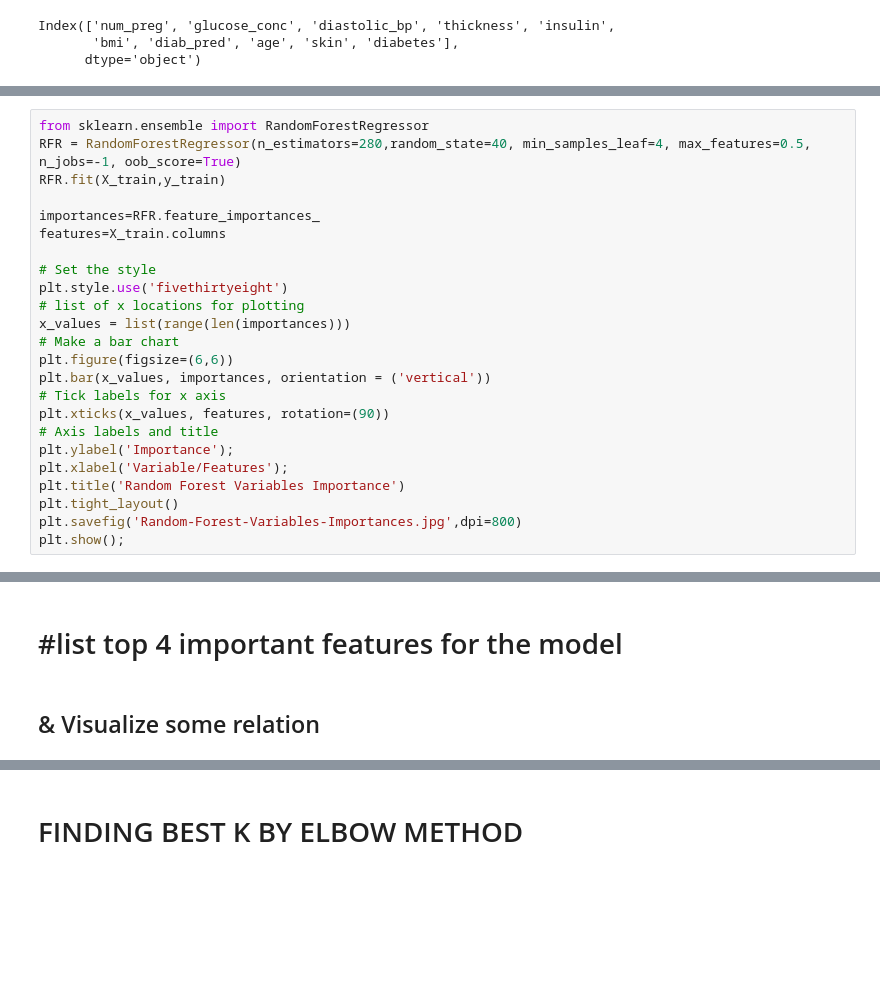
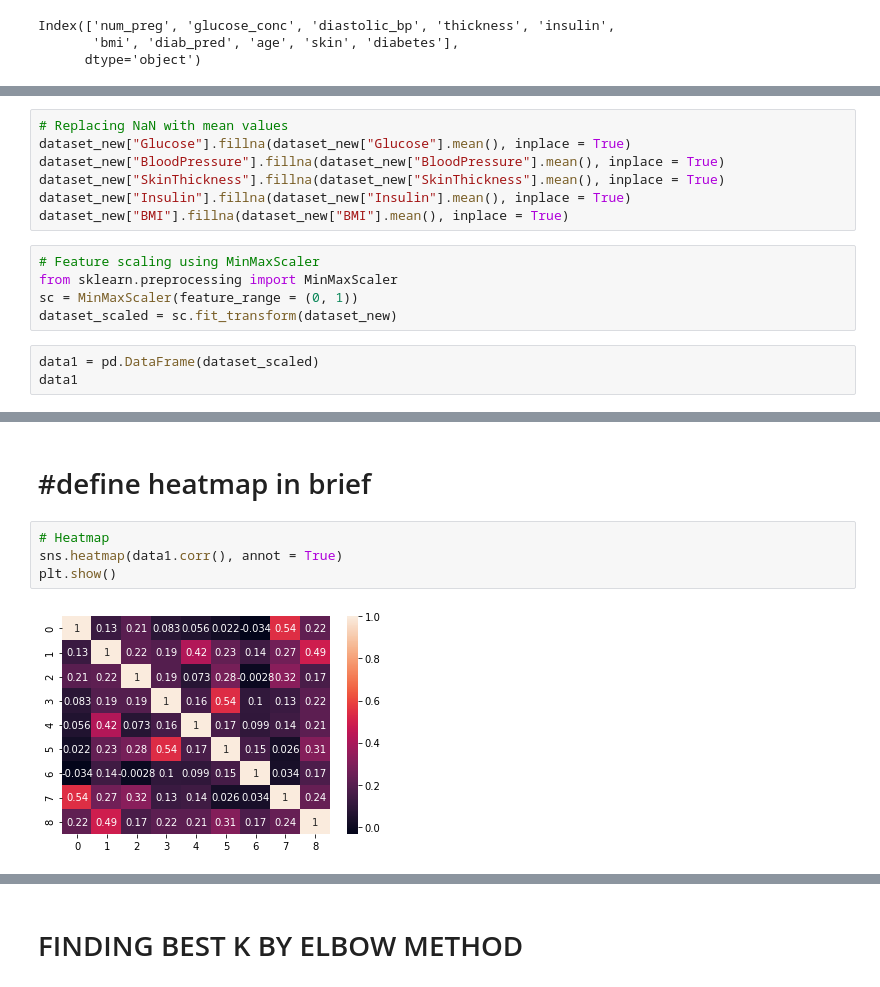
Before and after one commit to Diwas524/Diabetes-Prediction-using-Kmeans-, a Jupyter notebook: RSS.ipynb, the cells around one changed output, grey strips where cells are left out. Drawn from its saved outputs; the diff is of its cells as text; blank space fills up the shorter version.

```diff
--- a/RSS.ipynb
+++ b/RSS.ipynb
@@ -172,0 +182,15 @@ data
+# %%
+# Replacing NaN with mean values
+dataset_new["Glucose"].fillna(dataset_new["Glucose"].mean(), inplace = True)
+dataset_new["BloodPressure"].fillna(dataset_new["BloodPressure"].mean(), inplace = True)
+dataset_new["SkinThickness"].fillna(dataset_new["SkinThickness"].mean(), inplace = True)
+dataset_new["Insulin"].fillna(dataset_new["Insulin"].mean(), inplace = True)
+dataset_new["BMI"].fillna(dataset_new["BMI"].mean(), inplace = True)
+# %%
+# Feature scaling using MinMaxScaler
+from sklearn.preprocessing import MinMaxScaler
+sc = MinMaxScaler(feature_range = (0, 1))
+dataset_scaled = sc.fit_transform(dataset_new)
+# %%
+data1 = pd.DataFrame(dataset_scaled)
+data1
@@ -192,24 +214,0 @@ X_train,X_test,y_train,y_test=trainingData(data,list(range(len(list(data.columns
-# %%
-from sklearn.ensemble import RandomForestRegressor
-RFR = RandomForestRegressor(n_estimators=280,random_state=40, min_samples_leaf=4, max_features=0.5, n_jobs=-1, oob_score=True)
-RFR.fit(X_train,y_train)
-
-importances=RFR.feature_importances_
-features=X_train.columns
-
-# Set the style
-plt.style.use('fivethirtyeight')
-# list of x locations for plotting
-x_values = list(range(len(importances)))
-# Make a bar chart
-plt.figure(figsize=(6,6))
-plt.bar(x_values, importances, orientation = ('vertical'))
-# Tick labels for x axis
-plt.xticks(x_values, features, rotation=(90))
-# Axis labels and title
-plt.ylabel('Importance');
-plt.xlabel('Variable/Features');
-plt.title('Random Forest Variables Importance')
-plt.tight_layout()
-plt.savefig('Random-Forest-Variables-Importances.jpg',dpi=800)
-plt.show();
@@ -218,4 +215,8 @@ plt.show();
-# %% [markdown]
-# #list top 4 important features for the model
-# %% [markdown]
-## & Visualize some relation
+# %% [markdown]
+# #define heatmap in brief
+# %%
+# Heatmap
+sns.heatmap(data1.corr(), annot = True)
+plt.show()
+# %% [output]
+[figure, added]
```
Also changed, not shown: parts of 44 cells of this notebook, 1 other file.
